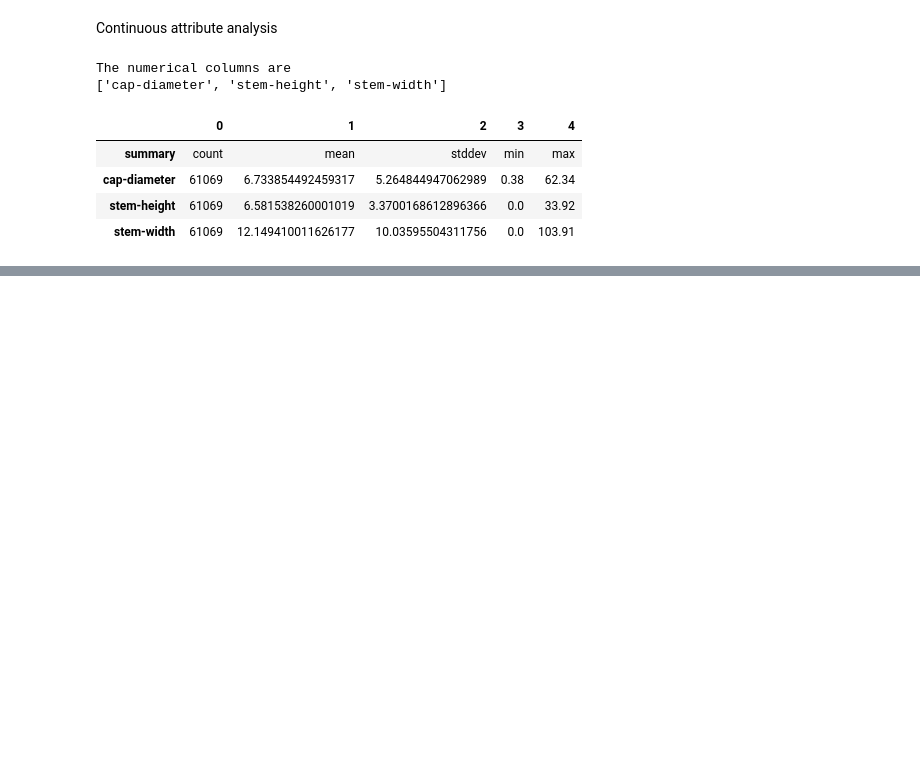
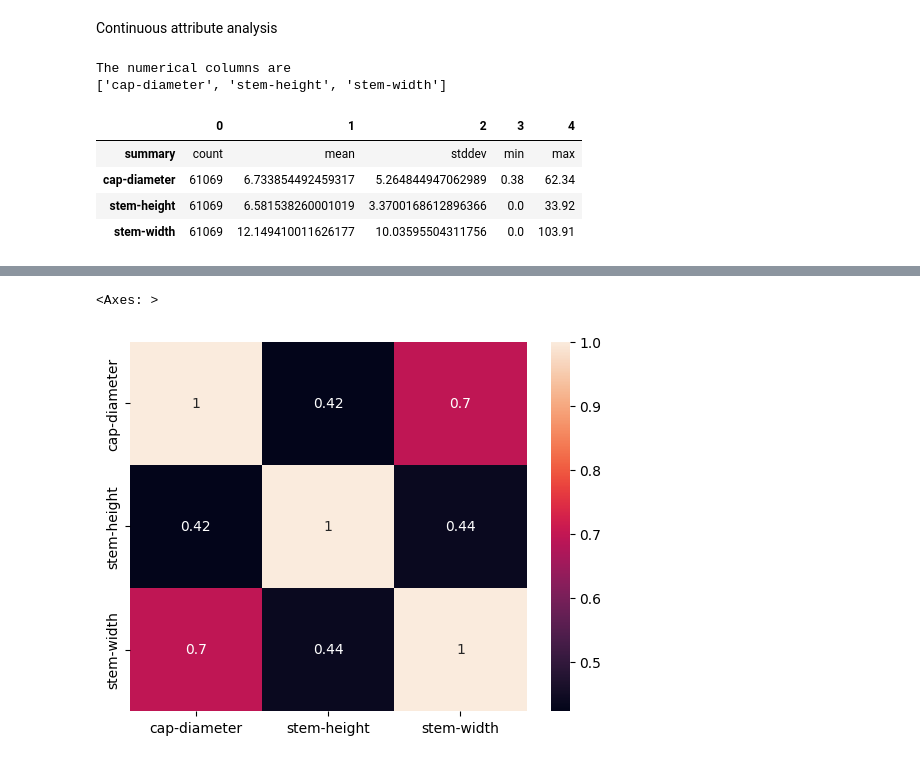
Before and after one commit to effepielle/ddam-2324, a Jupyter notebook: DDAM_Understanding.ipynb, the cells around one changed output, grey strips where cells are left out. Drawn from its saved outputs; the diff is of its cells as text; code cells hidden in the pictures; blank space fills up the shorter version.

```diff
--- a/DDAM_Understanding.ipynb
+++ b/DDAM_Understanding.ipynb
@@ -234,0 +253,3 @@ correlation matrix
+# %%
+vectorassembler = VectorAssembler(inputCols = num_cols, outputCol= 'numericalfeatures')
+output_dataset = vectorassembler.transform(mushroom_df)
@@ -234,0 +272,5 @@ correlation matrix
+# %%
+sns.heatmap(correlation_df, annot=True)
+# %% [output]
+<Axes: >
+[figure, added]
```
Also changed, not shown: parts of 23 cells of this notebook, 3 other files.
